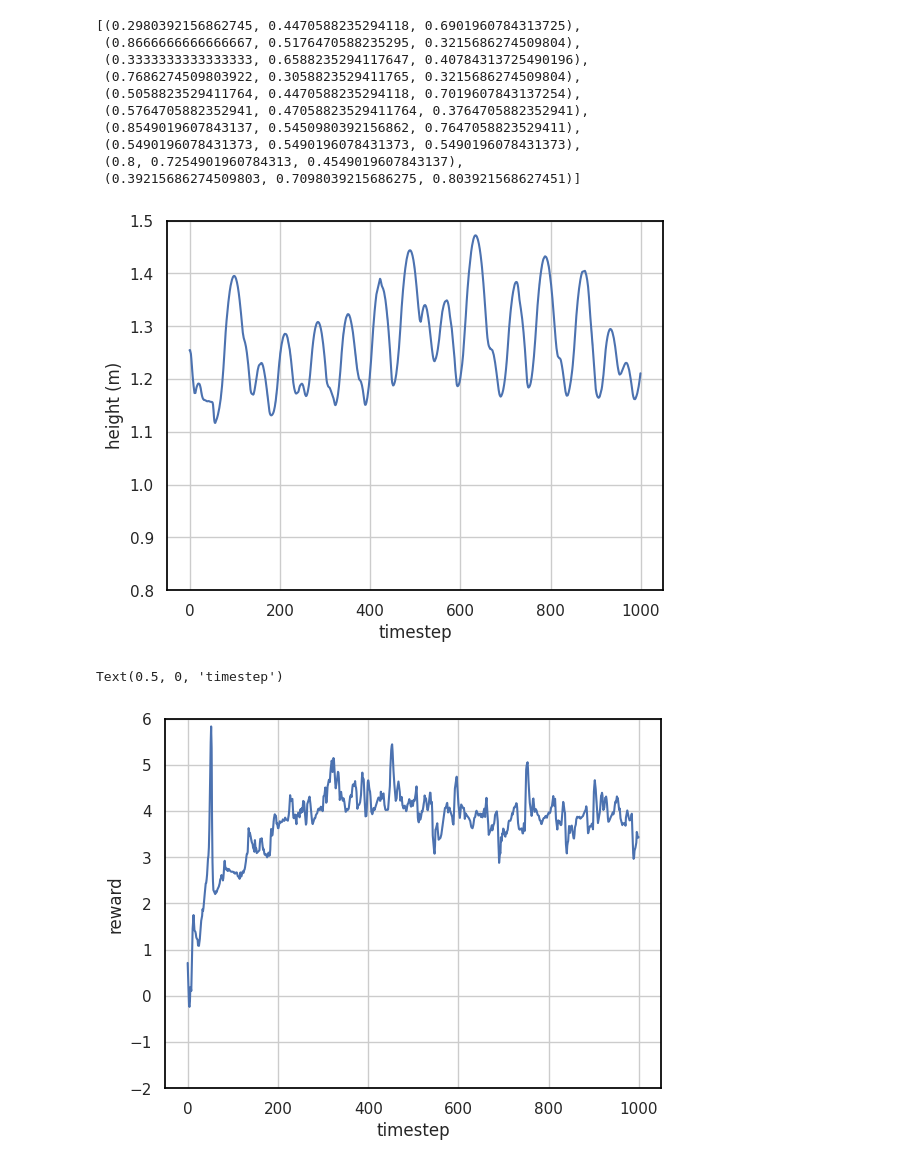
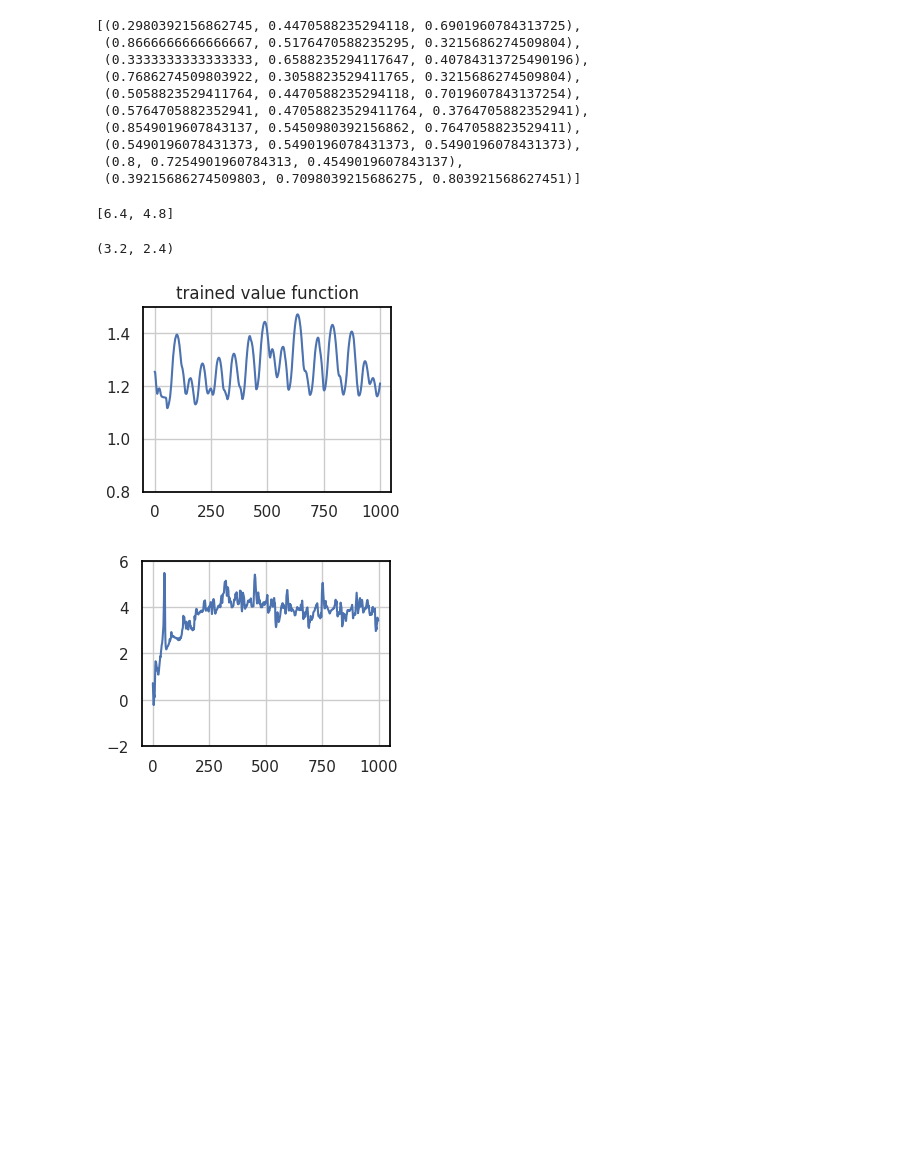
Before and after one commit to rdesc/PGM-project, a Jupyter notebook: scripts/plotting/plot_dmpc_novelr.ipynb, the cells around one changed output. Drawn from its saved outputs; the diff is of its cells as text; code cells hidden in the pictures; blank space fills up the shorter version.

```diff
--- a/scripts/plotting/plot_dmpc_novelr.ipynb
+++ b/scripts/plotting/plot_dmpc_novelr.ipynb
@@ -83,22 +83,47 @@ palette
  (0.5490196078431373, 0.5490196078431373, 0.5490196078431373),
  (0.8, 0.7254901960784313, 0.4549019607843137),
  (0.39215686274509803, 0.7098039215686275, 0.803921568627451)]
+# %%
+plt.rcParams['figure.figsize']
+[6.4, 4.8]
+# %% [output]
+[6.4, 4.8]
+# %%
+ratio = 0.5
+figuresize = (plt.rcParams['figure.figsize'][0] * ratio, plt.rcParams['figure.figsize'][1] * ratio)
+figuresize
+# %% [output]
+(3.2, 2.4)
+# %%
+display_labels = False
 # %%
 fil_df = df[df['target_height'].isnull()]
+plt.figure(figsize=figuresize)
+
 sns.lineplot(data=fil_df, x='_step', y='height', c = palette[0])
 plt.ylim(0.8, 1.5)
-plt.ylabel('height (m)')
-plt.xlabel('timestep')
+ylabel  = 'height (m)'
+if display_labels:
+    plt.ylabel(ylabel)
+    plt.xlabel('timestep')
+else:
+    plt.ylabel('')
+    plt.xlabel('')
+plt.title('trained value function')
 plt.show()
 
-plt.figure()
+plt.figure(figsize=figuresize)
 sns.lineplot(data=fil_df, x='_step', y='reward',c = palette[0])
 plt.ylim(-2, 6)
-plt.ylabel('reward')
-plt.xlabel('timestep')
+ylabel = 'reward'
+if display_labels:
+    plt.ylabel(ylabel)
+    plt.xlabel('timestep')
+else:
+    plt.ylabel('')
+    plt.xlabel('')
 # %% [output]
-[figure, old version]
+[figure, new version]
-Text(0.5, 0, 'timestep')
-[figure, old version]
+[figure, new version]
 # %%
 fil_df = df.query('target_height == 0.9 and sigma2 == 0.0005')
```
Also changed, not shown: parts of 5 cells of this notebook.
